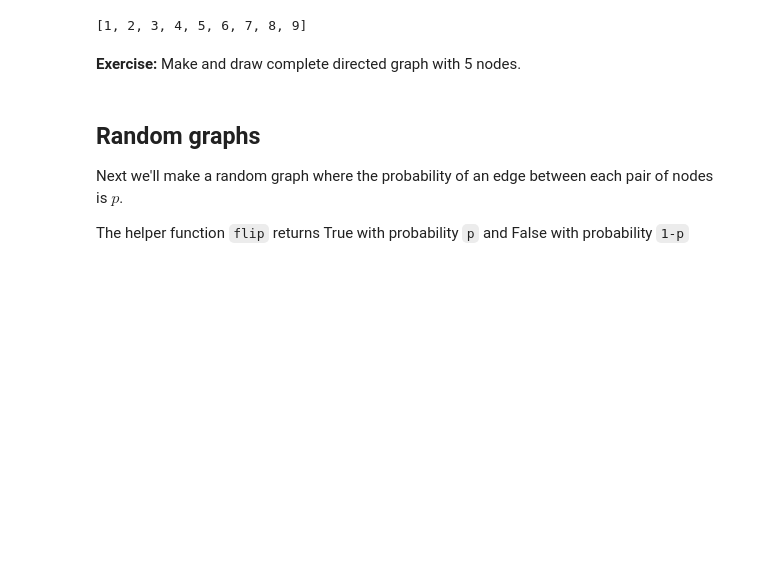
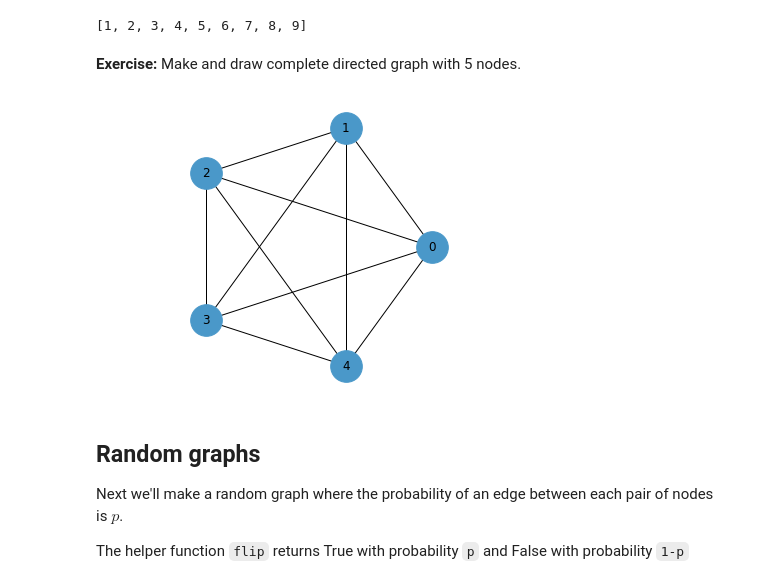
Before and after one commit to lukaradonjic21/cap-comp215, a Jupyter notebook: labs/lab4.ipynb, the cells around one changed output. Drawn from its saved outputs; the diff is of its cells as text; code cells hidden in the pictures; blank space fills up the shorter version.

```diff
--- a/labs/lab4.ipynb
+++ b/labs/lab4.ipynb
@@ -227,3 +225,14 @@ list(complete.neighbors(0))
+# %%
+compDirGraph = make_complete_graph(5)
+
+nx.draw_circular(compDirGraph,
+                 node_color='C5',
+                 node_size=1000,
+                 with_labels=True)
+plt.axis('equal')
+plt.show('figs/chap03-1')
+# %% [output]
+[figure, added]
 # %% [markdown]
 ## Random graphs
 
```
Also changed, not shown: parts of 1 cell of this notebook.
